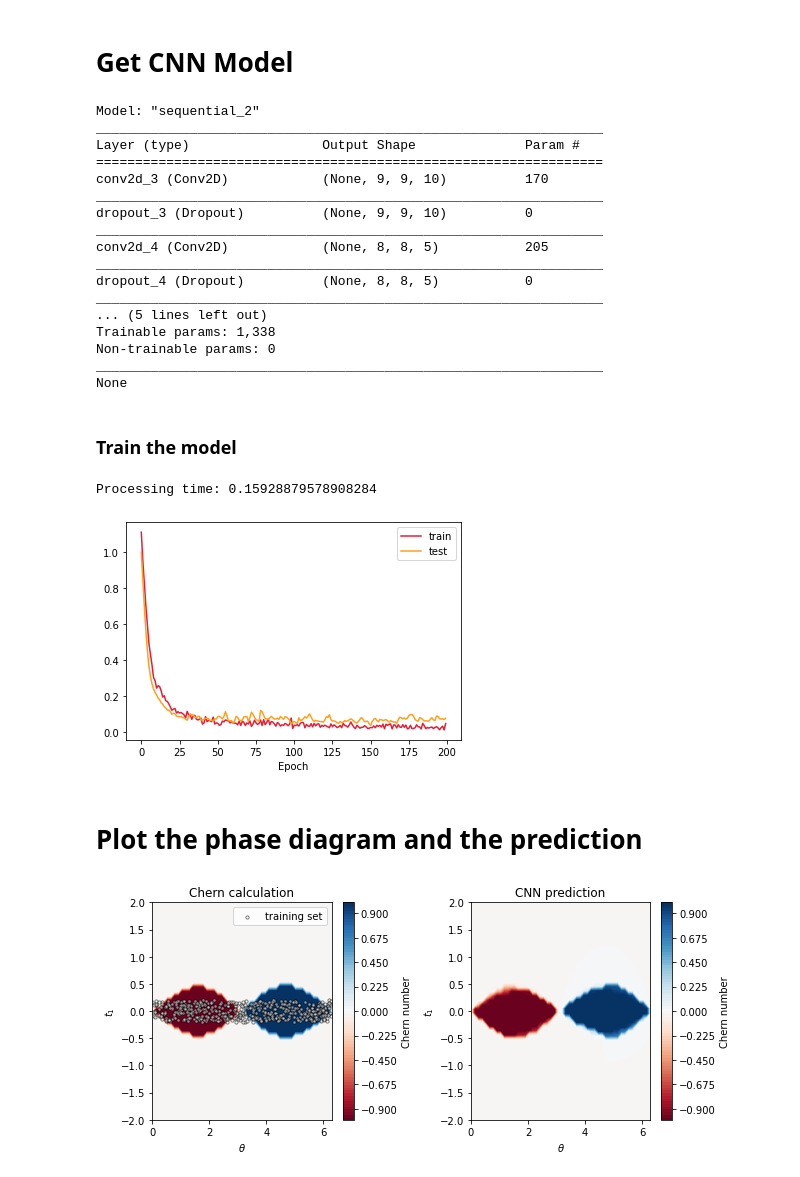
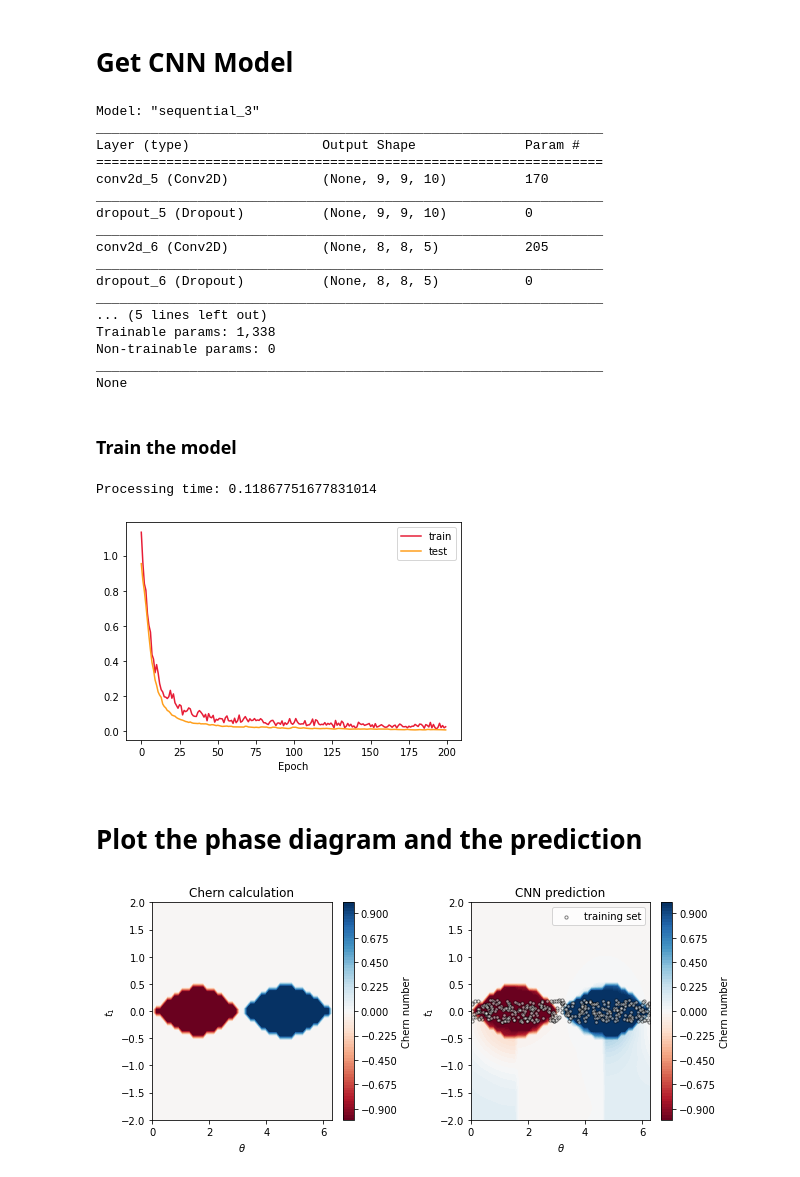
Before and after one commit to santoshkumarradha/Machine-learning-topological-insulators, a Jupyter notebook: CNN_new.ipynb, the cells around one changed output. Drawn from its saved outputs; the diff is of its cells as text; code cells hidden in the pictures.

```diff
--- a/CNN_new.ipynb
+++ b/CNN_new.ipynb
@@ -10,7 +12,7 @@ import time
 # Create Training and testing data set
 # %%
 nk=10
-num=
+num=400
 Y=[]
 choosen_t=[]
 choosen_theta=[]
@@ -24,7 +26,7 @@ X=np.zeros((num,nk,nk,norb*norb))
 for i,j in tqdm(enumerate(np.linspace(0,1,num))):
 
     #create random variable for input
-    theta=np.random.uniform(low=0, high=2*np.pi)
+    theta=np.random.uniform(low=0, high=np.pi*2)
     k=np.random.uniform(low=0, high=1)
     t=np.random.uniform(low=-.2, high=.2)
     # solve the model for wavefunctions
@@ -50,17 +52,17 @@ _,y_test = process_y(y_test)
 model=get_NNmodel(X_train)
 print(model.summary())
 # %% [output]
-Model: "sequential_2"
+Model: "sequential_3"
 _________________________________________________________________
 Layer (type)                 Output Shape              Param #
 =================================================================
-conv2d_3 (Conv2D)            (None, 9, 9, 10)          170
+conv2d_5 (Conv2D)            (None, 9, 9, 10)          170
 _________________________________________________________________
-dropout_3 (Dropout)          (None, 9, 9, 10)          0
+dropout_5 (Dropout)          (None, 9, 9, 10)          0
 _________________________________________________________________
-conv2d_4 (Conv2D)            (None, 8, 8, 5)           205
+conv2d_6 (Conv2D)            (None, 8, 8, 5)           205
 _________________________________________________________________
-dropout_4 (Dropout)          (None, 8, 8, 5)           0
+dropout_6 (Dropout)          (None, 8, 8, 5)           0
 _________________________________________________________________
 ... (5 lines left out)
 Trainable params: 1,338
@@ -76,7 +78,7 @@ history=model.fit(X_train, y_train, validation_data=(X_test, y_test), epochs=200
 
 print('Processing time:',(time.time()- start)/60)
 # %% [output]
-Processing time: 0.15928879578908284
+Processing time: 0.11867751677831014
 # %%
 plt.plot(history.history['loss'], label='train',c="#e71d36")
 plt.plot(history.history['val_loss'], label='test',c="#ff9f1c")
@@ -84,7 +86,7 @@ plt.xlabel("Epoch")
 plt.legend()
 plt.show()
 # %% [output]
-[figure, old version]
+[figure, new version]
 # %% [markdown]
 # Plot the phase diagram and the prediction
 # %%
@@ -109,21 +111,21 @@ for i in tqdm(t, position=0):
 # %%
 fig,ax=plt.subplots(1,2,figsize=(9,4))
 r=ax[1].contourf(theta,t,np.array(val).reshape(num,num),90,cmap="RdBu",vmin=-1,vmax=1)
 plt.colorbar(r,ax=ax[1],label="Chern number")
-
+ax[1].scatter(choosen_theta,choosen_t,s=10,alpha=.5,c="w",label="training set",edgecolors="k")
+ax[1].legend()
 
 r=ax[0].contourf(theta,t,np.array(val_actual).reshape(num,num),90,cmap="RdBu",vmin=-1,vmax=1)
 plt.colorbar(r,ax=ax[0],label="Chern number")
-ax[0].scatter(choosen_theta,choosen_t,s=10,alpha=.5,c="w",label="training set",edgecolors="k")
-ax[0].legend()
+
 
 ax[0].set_title("Chern calculation")
 ax[1].set_title("CNN prediction")
 for i in ax:
     i.set_xlabel("$\\theta$")
     i.set_ylabel("$t_1$")
 plt.tight_layout()
-plt.savefig("figs/CNN_model_real_imag.png",dpi=300)
+# plt.savefig("figs/CNN_model_real_imag.png",dpi=300)
 plt.show()
 # %% [output]
-[figure, old version]
+[figure, new version]
```
Also changed, not shown: parts of 3 cells of this notebook, 1 other file.
